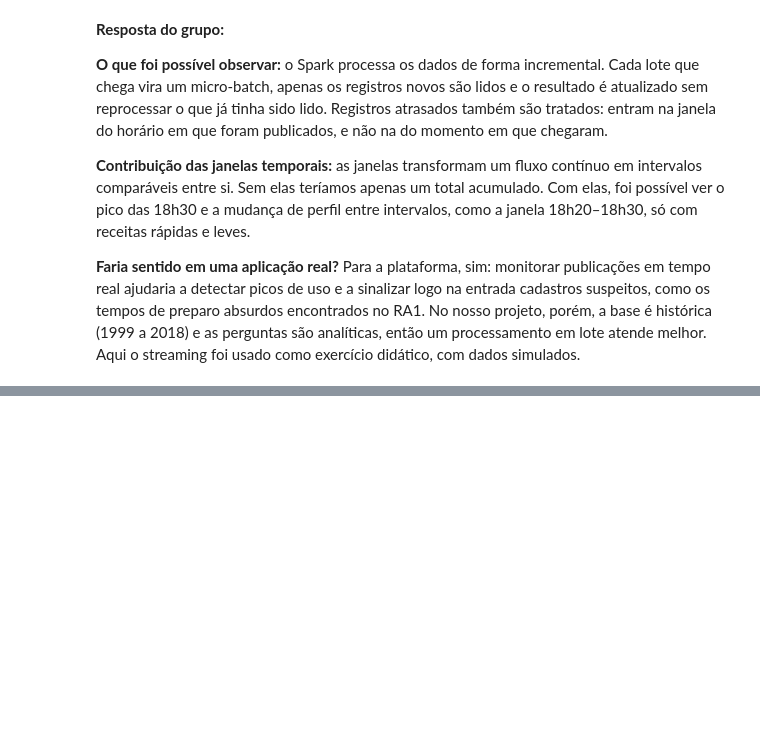
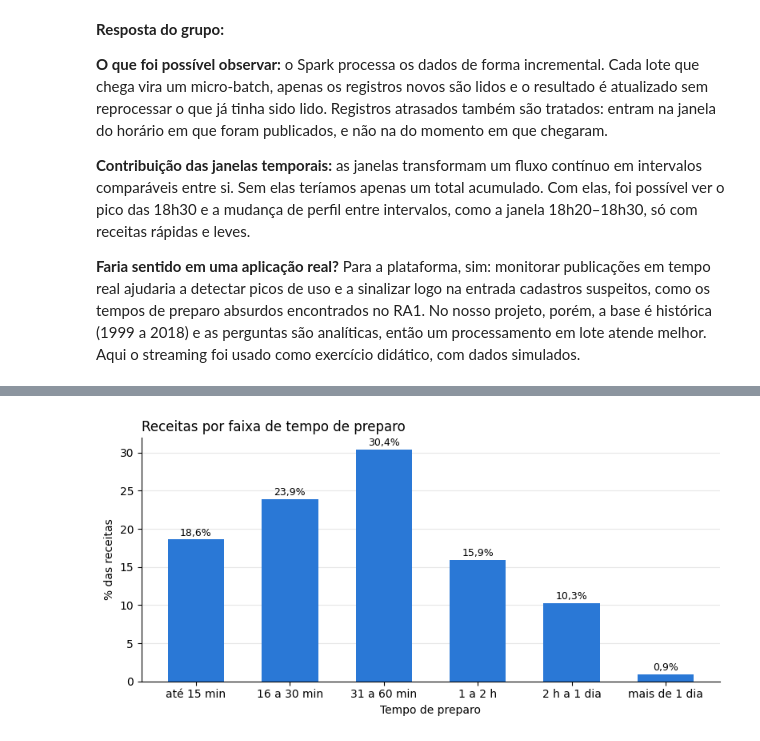
Before and after one commit to giovanisims/Dishly-Data, a Jupyter notebook: notebooks/data_analytics_ra.ipynb, the cells around one changed output, grey strips where cells are left out. Cells and saved outputs as stored; diff of their text form; code cells hidden in the pictures; blank space fills up the shorter version.

```diff
--- a/notebooks/data_analytics_ra.ipynb
+++ b/notebooks/data_analytics_ra.ipynb
@@ -725,0 +1104,17 @@ Na última resposta, o grupo pode reconhecer que o streaming foi utilizado apena
+# %%
+fig, ax = plt.subplots(figsize=(8, 4))
+ax.bar(percentual.index.astype(str), percentual.values, width=0.6, color="#2a78d6")
+
+for i, valor in enumerate(percentual.values):
+    ax.text(i, valor + 0.5, f"{valor:.1f}%".replace(".", ","), ha="center", fontsize=9)
+
+ax.set_title("Receitas por faixa de tempo de preparo", loc="left")
+ax.set_xlabel("Tempo de preparo")
+ax.set_ylabel("% das receitas")
+ax.spines[["top", "right"]].set_visible(False)
+ax.grid(axis="y", alpha=0.3)
+ax.set_axisbelow(True)
+plt.tight_layout()
+plt.show()
+# %% [output]
+[figure, added]
```
Also changed, not shown: parts of 52 cells of this notebook.
